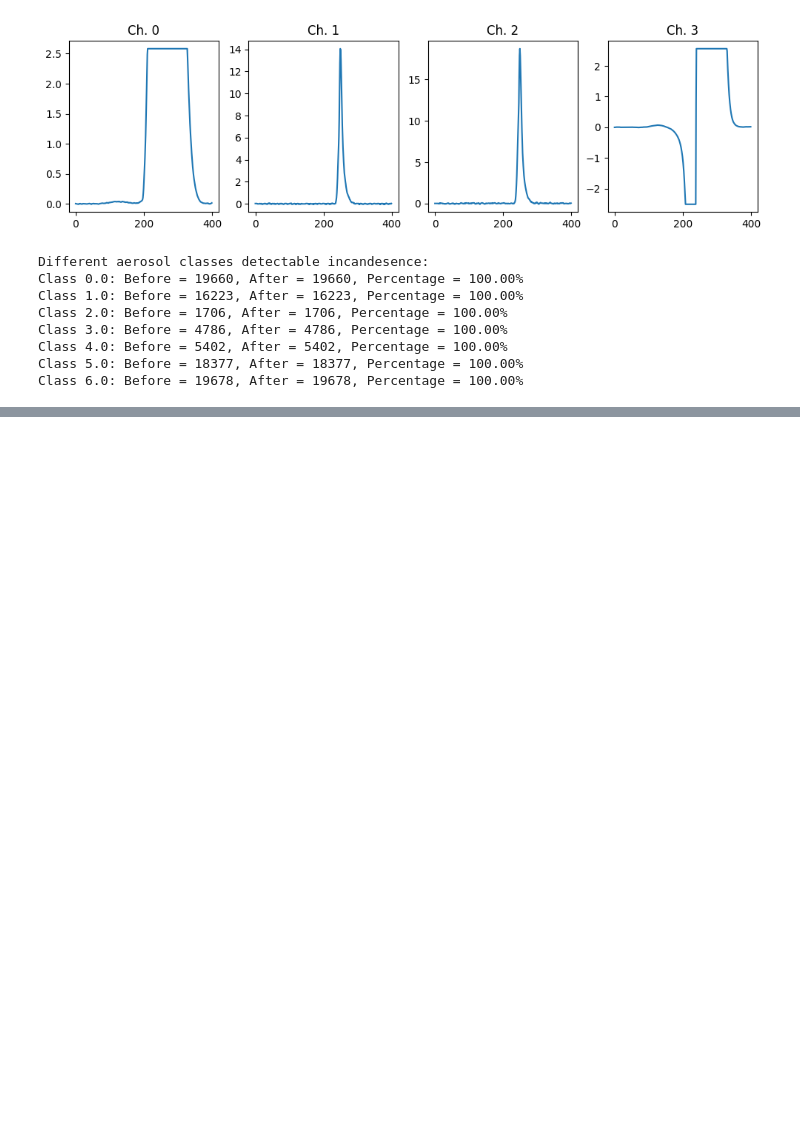
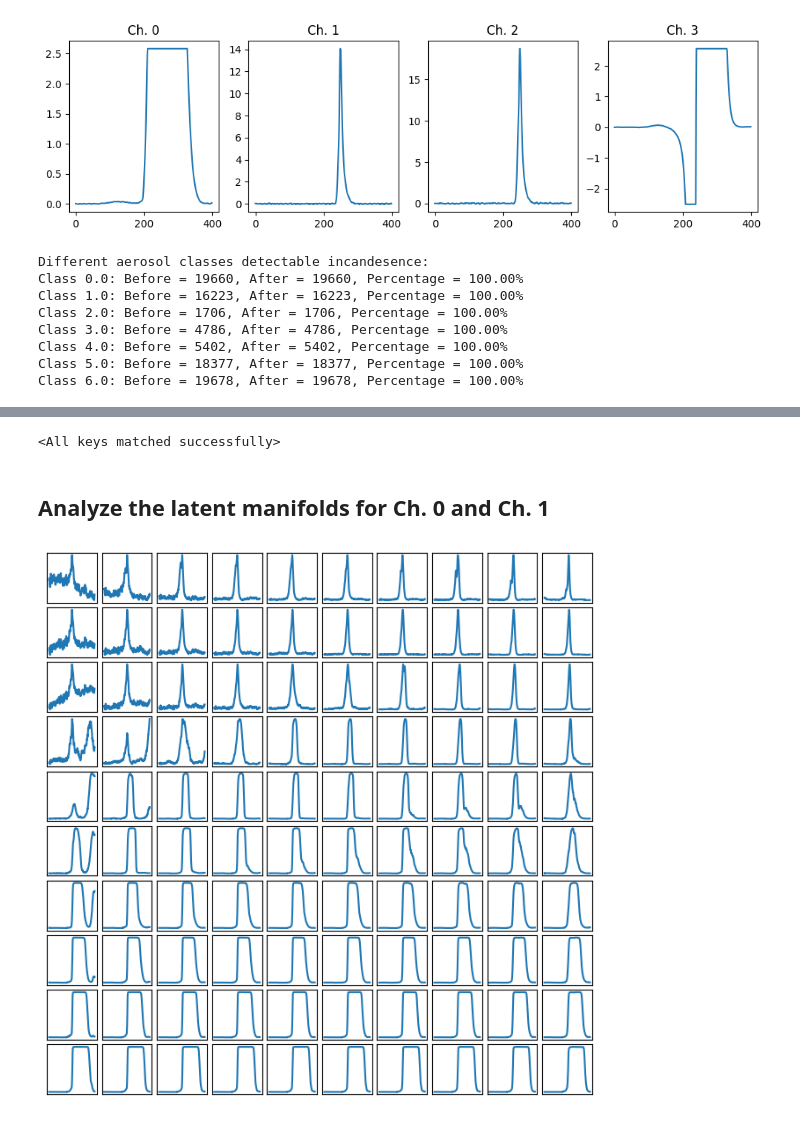
Before and after one commit to kdlamb/SP2-VAE, a Jupyter notebook: SP2_2DLatentSpace.ipynb, the cells around one changed output, grey strips where cells are left out. Saved outputs shown, nothing was run; the diff lists cells and outputs as text; code cells hidden in the pictures; blank space fills up the shorter version.

```diff
--- a/SP2_2DLatentSpace.ipynb
+++ b/SP2_2DLatentSpace.ipynb
@@ -158,0 +198,6 @@ Class 6.0: Before = 19678, After = 19678, Percentage = 100.00%
+# %%
+# Initialize vanilla VAE
+vae0 = pv.models.iVAE(data_dim = (400,), latent_dim = 2, invariances=None, sampler_d = 'gaussian', seed=0)
+
+# Initialize SVI trainer
+trainer = pv.trainers.SVItrainer(vae0)
@@ -158,0 +228,3 @@ Class 6.0: Before = 19678, After = 19678, Percentage = 100.00%
+# %%
+# Load in the trained model weights
+vae0.load_state_dict(torch.load('2DVAE_Ch0.pth'))
@@ -158,0 +262,12 @@ Class 6.0: Before = 19678, After = 19678, Percentage = 100.00%
+# %%
+# Load in the trained model weights
+vae1.load_state_dict(torch.load('2DVAE_Ch1.pth'))
+# %% [output]
+<All keys matched successfully>
+# %% [markdown]
+## Analyze the latent manifolds for Ch. 0 and Ch. 1
+# %%
+# Manifold Channel 0 (Scattering Channel)
+manifold0 = vae0.manifold2d(d = 10)
+# %% [output]
+[figure, added]
```
Also changed, not shown: parts of 9 cells of this notebook.
